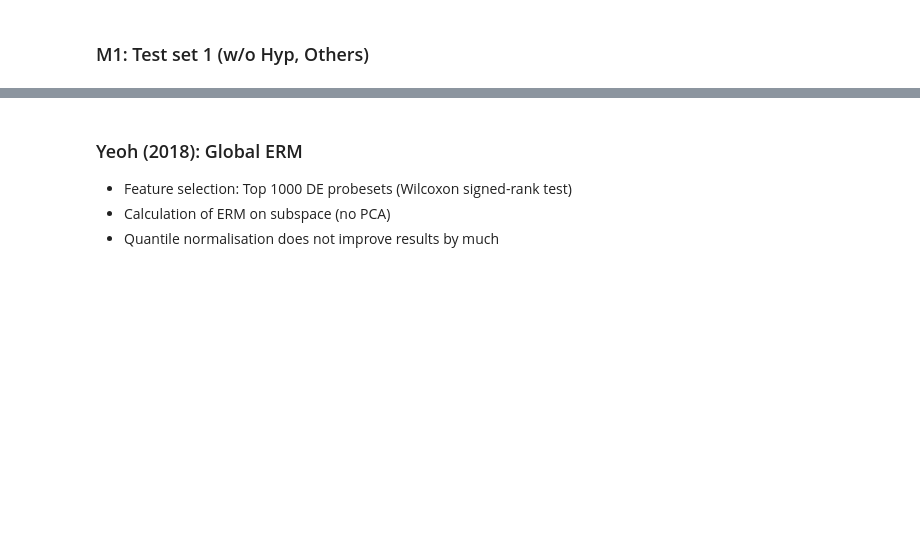
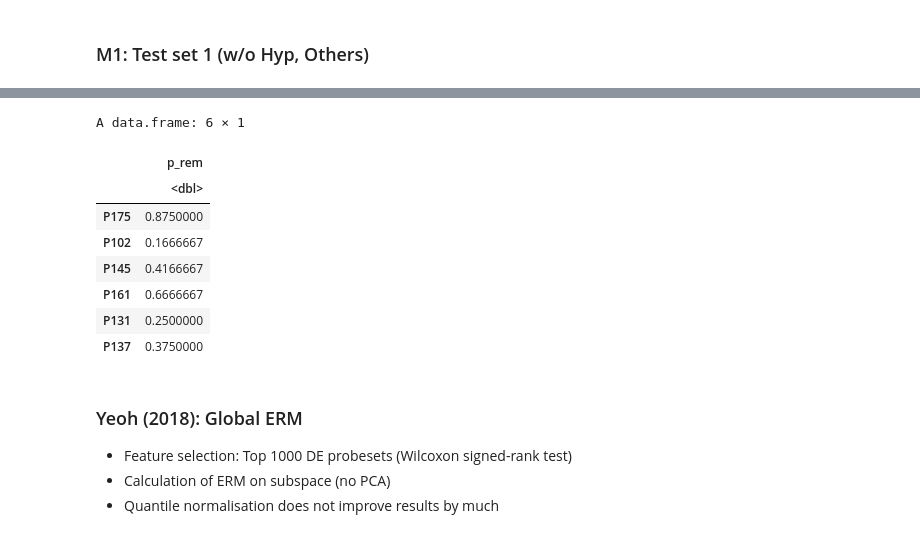
Before and after one commit to dblux/relapse_prediction, a Jupyter notebook: sandbox-model1_proportion.ipynb, the cells around one changed output, grey strips where cells are left out. Drawn from its saved outputs; the diff is of its cells as text; code cells hidden in the pictures; blank space fills up the shorter version.

```diff
--- a/sandbox-model1_proportion.ipynb
+++ b/sandbox-model1_proportion.ipynb
@@ -152,9 +152,10 @@ plotPCA3DYeoh1 <- function(df1, metadata_df) {
 # %%
 ## Metadata
 METADATA_RPATH <- "data/GSE67684/processed/metadata/full_metadata.tsv"
+BATCH_RPATH <- "data/GSE67684/processed/metadata/metadata-batch.tsv"
+LABEL_RPATH <- "data/GSE67684/processed/metadata/pid-mrd_label_tte_subtype.tsv"
+
 metadata_df <- read.table(METADATA_RPATH, sep = "\t")
-BATCH_RPATH <- "data/GSE67684/processed/metadata/metadata-batch.tsv"
-LABEL_RPATH <- "data/GSE67684/processed/metadata/metadata-label_mrd_subtype.tsv"
 yeoh_batch <- read.table(BATCH_RPATH, sep = "\t", header = T, row.names = 1)
 yeoh_label <- read.table(LABEL_RPATH, sep = "\t", header = T, row.names = 1)
 
@@ -1021,29 +1004,34 @@ plot_boxplots <- function(X_y) {
   )
   FEAT_LABS <- c(
     "'ERM Ratio'", "'ARM Ratio'", "theta",
-    "log[10](MRD)", "paste('P(Remission|', bold(x), ')')"
+    "log[10](MRD)", "paste('P(Remission|', bold(x), ', s)')"
   )
 
   long_X_y <- melt(X_y, id = "label", variable.name = "feature")
-
   # Reorder levels and label features
   long_X_y$feature <- factor(
     long_X_y$feature,
     levels = FEAT_ORDER,
     labels = FEAT_LABS
   )
+  levels(long_X_y$label) <- c("Remission", "Relapse")
 
   ax_jitter <- ggplot(
     long_X_y,
-    aes(x = feature, y = value, colour = label)
+    aes(x = label, y = value)
   ) +
-    geom_boxplot(alpha = 0, show.legend = F) +
-    geom_point(
-      position = position_jitterdodge(),
-      cex = 2, # pch = 21, colour = "black",
+    geom_boxplot(
+      aes(group = label),
+      col = "black", alpha = 0,
       show.legend = F
     ) +
-    scale_colour_manual(values = COL_LABEL) +
+    geom_point(
+      aes(fill = label),
+      position = position_jitterdodge(jitter.width = 1),
+      cex = 2.5, pch = 21, alpha = 1,
+      col = "black", show.legend = F
+    ) +
+    scale_fill_manual(values = COL_LABEL) +
     facet_wrap(
       ~feature,
       nrow = 1, scales = "free",
@@ -1051,8 +1039,7 @@ plot_boxplots <- function(X_y) {
     ) +
     theme(
       axis.title.x = element_blank(),
-      axis.text.x = element_blank(),
-      axis.ticks.x = element_blank(),
+      axis.text.x = element_text(angle = 15),
       axis.title.y = element_blank(),
       legend.position = "none"
     )
@@ -1095,10 +1082,12 @@ plot_boxplots <- function(X_y) {
     ann_text <- na.omit(ann_text)
 
     ax_jitter <- ax_jitter +
-      geom_label(data = ann_text,
-                  aes(x = feature, y = value, label = lab),
-                  size = 3, colour = "black",
-                  alpha = 0.5, hjust = 0)
+      geom_text(
+        data = ann_text,
+        aes(x = 1.5, y = value, label = lab),
+        size = 3, # colour = "black",
+        hjust = 0
+      )
   }
 
   ax_jitter
@@ -1347,6 +1326,18 @@ Setting direction: controls > cases
 Setting levels: control = 0, case = 1
 Setting direction: controls < cases
 Coordinate system already present. Adding new coordinate system, which will replace the existing one.
+# %%
+head(m1_p_test)
+# %% [output]
+A data.frame: 6 × 1
+|  | p_rem |
+|  | <dbl> |
+| P175 | 0.8750000 |
+| P102 | 0.1666667 |
+| P145 | 0.4166667 |
+| P161 | 0.6666667 |
+| P131 | 0.2500000 |
+| P137 | 0.3750000 |
 # %%
 write.table(m1_p_train, "tmp/m1-p_train.tsv", quote = F, sep = "\t")
 write.table(m1_p_test, "tmp/m1-p_test.tsv", quote = F, sep = "\t")
```
Also changed, not shown: parts of 61 cells of this notebook, 10 other files.
